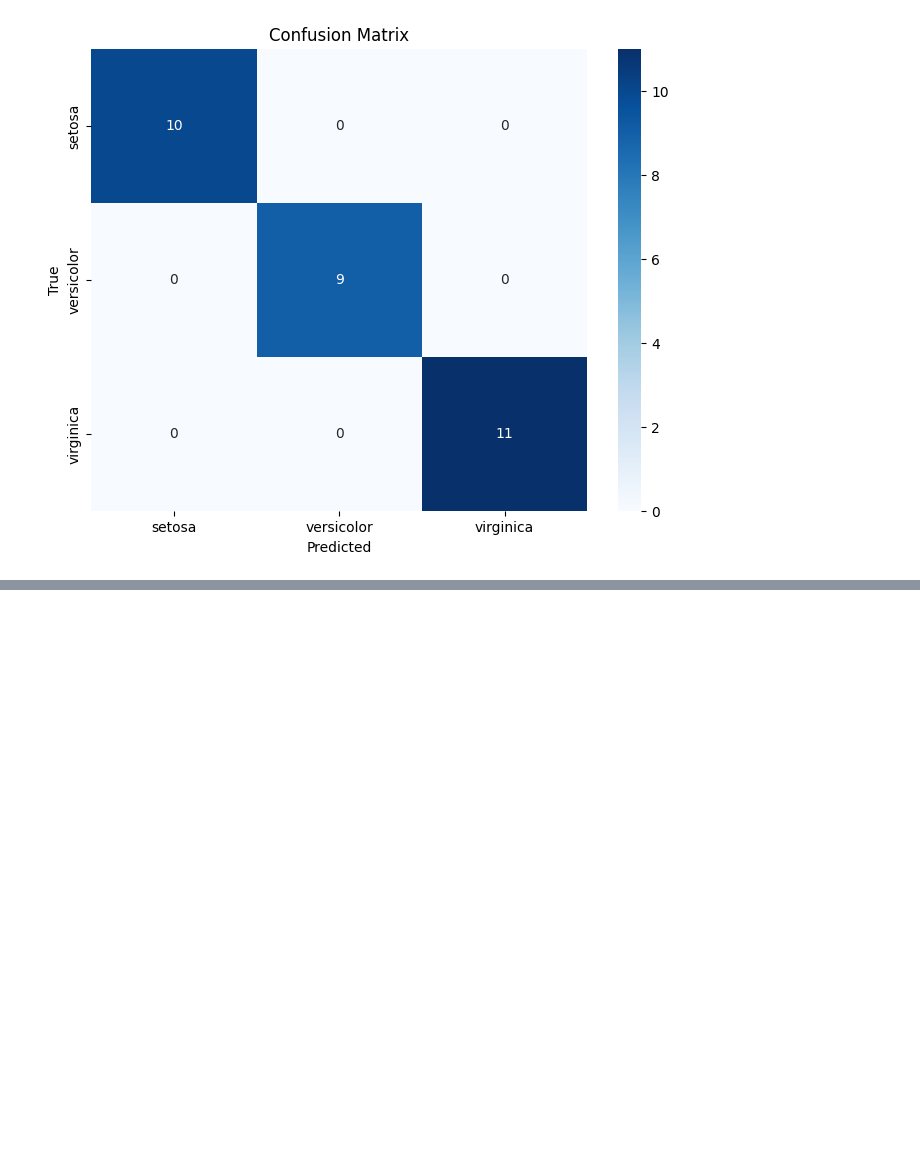
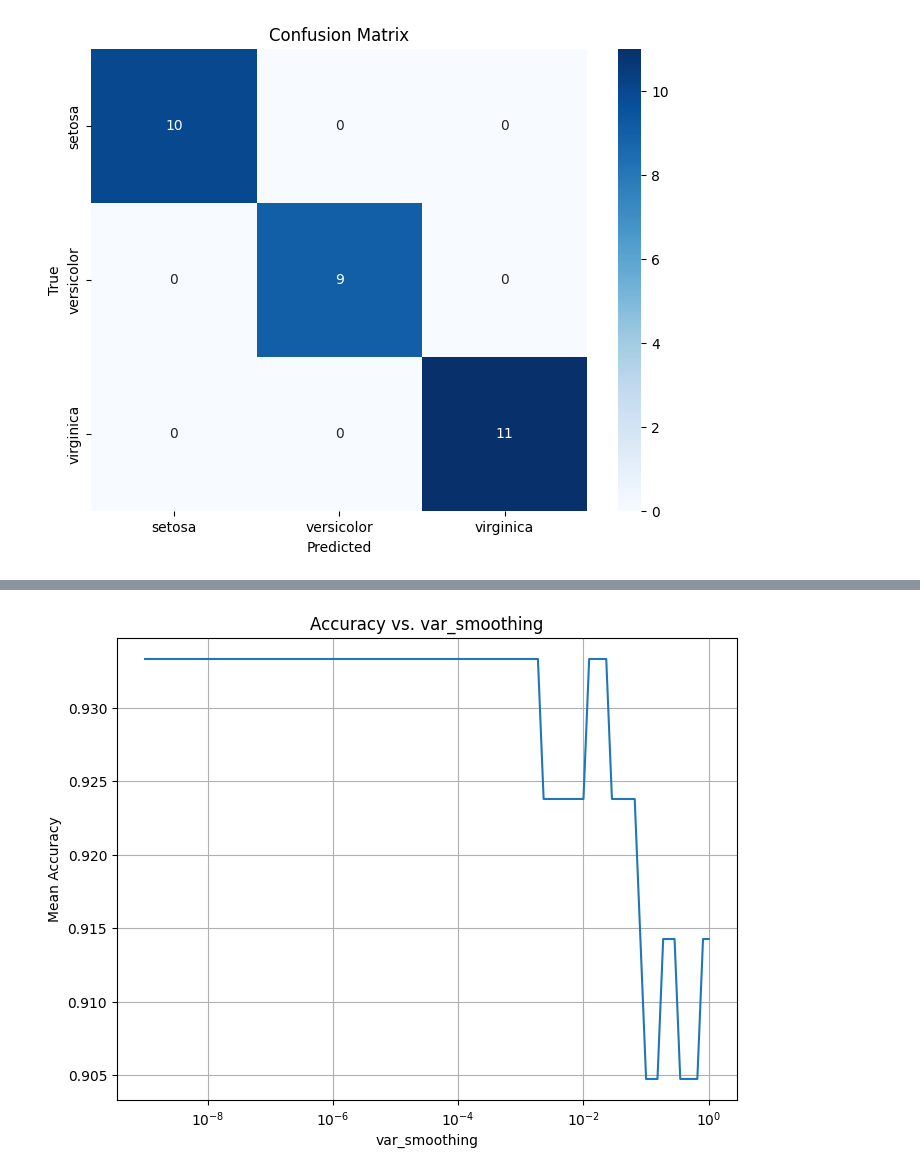
Before and after one commit to Julian-L-Avila/Data-Mining-2024-3, a Jupyter notebook: Classification-Notebook/main.sync.ipynb, the cells around one changed output, grey strips where cells are left out. Saved outputs shown, nothing was run; the diff lists cells and outputs as text; code cells hidden in the pictures; blank space fills up the shorter version.

```diff
--- a/Classification-Notebook/main.sync.ipynb
+++ b/Classification-Notebook/main.sync.ipynb
@@ -610,0 +621,11 @@ plt.show()
+# %%
+from sklearn.datasets import load_iris
+data = load_iris()
+X = data.data
+y = data.target
+# %%
+X_train, X_test, y_train, y_test = train_test_split(X, y, test_size=0.3, random_state=42)
+# %%
+param_grid = {'var_smoothing': np.logspace(0,-9, num=100)}
+grid_search = GridSearchCV(GaussianNB(), param_grid, cv=5, scoring='accuracy')
+grid_search.fit(X_train, y_train)
@@ -610,0 +668,11 @@ plt.show()
+# %%
+results = grid_search.cv_results_
+plt.figure(figsize=(8, 6))
+plt.semilogx(results['param_var_smoothing'], results['mean_test_score'])
+plt.xlabel('var_smoothing')
+plt.ylabel('Mean Accuracy')
+plt.title('Accuracy vs. var_smoothing')
+plt.grid(True)
+plt.show()
+# %% [output]
+[figure, added]
```
Also changed, not shown: parts of 7 cells of this notebook, 1 other file.
